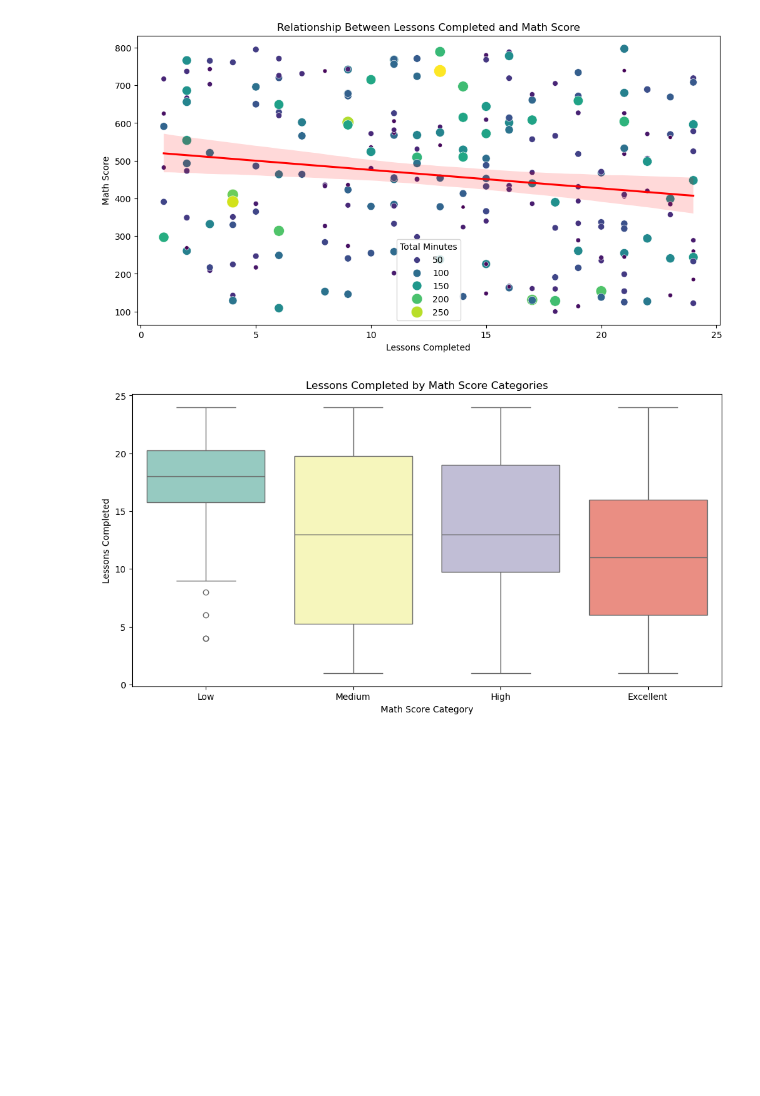
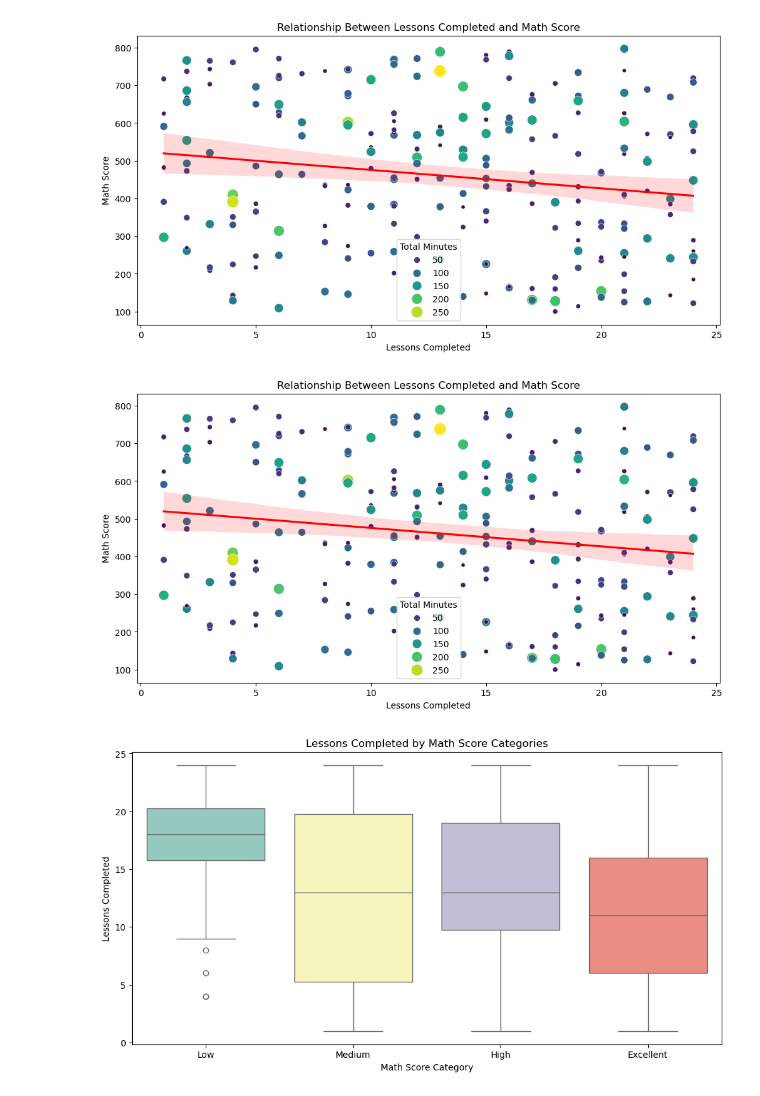
Before and after one commit to bo-boka/student-data-cleaning-project, a Jupyter notebook: Student-Math-Data-Analysis-Workbook.ipynb, the cells around one changed output. Drawn from its saved outputs; the diff is of its cells as text; code cells hidden in the pictures; blank space fills up the shorter version.

```diff
--- a/Student-Data-Analysis.ipynb
+++ b/Student-Math-Data-Analysis-Workbook.ipynb
@@ -737,0 +690,9 @@ final_csv.describe()
+# %%
+math_data = final_csv.copy()
+
+# Fill NaN in lessons_completed and total_minutes with 0
+math_data['lessons_completed'].fillna(0);
+math_data['total_minutes'].fillna(0);
+
+# Fill NaN in score with -1 to indicate no assessment taken
+math_data['math_score'].fillna(-1);
@@ -765,6 +733,38 @@ plt.legend(title="Total Minutes")
 plt.show()
 # %% [output]
 [figure]
+# %%
+# Same as above but using math_data with fillna columns with 0 for usage and -1 for math_score column
+
+# Filter out rows where math_score = -1 (imputed value for missing scores)
+filtered_df_filled = math_data[math_data['math_score'] != -1]
+
+# Scatter plot for lessons_completed vs math_score, colored by total_minutes
+plt.figure(figsize=(12, 6))
+sb.scatterplot(
+    x='lessons_completed',
+    y='math_score',
+    hue='total_minutes',
+    size='total_minutes',
+    sizes=(20, 200),
+    palette='viridis',
+    data=filtered_df_filled
+)
+sb.regplot(
+    x='lessons_completed',
+    y='math_score',
+    scatter=False,
+    data=filtered_df_filled,
+    color='red',
+    line_kws={'label': 'Regression Line'}
+)
+plt.title("Relationship Between Lessons Completed and Math Score")
+plt.xlabel("Lessons Completed")
+plt.ylabel("Math Score")
+plt.legend(title="Total Minutes")
+plt.show()
+# %% [output]
+[figure, added]
 # %%
 box_df = filtered_df.copy()
 # Create categories for math_score
```
Also changed, not shown: parts of 17 cells of this notebook, 5 other files.
